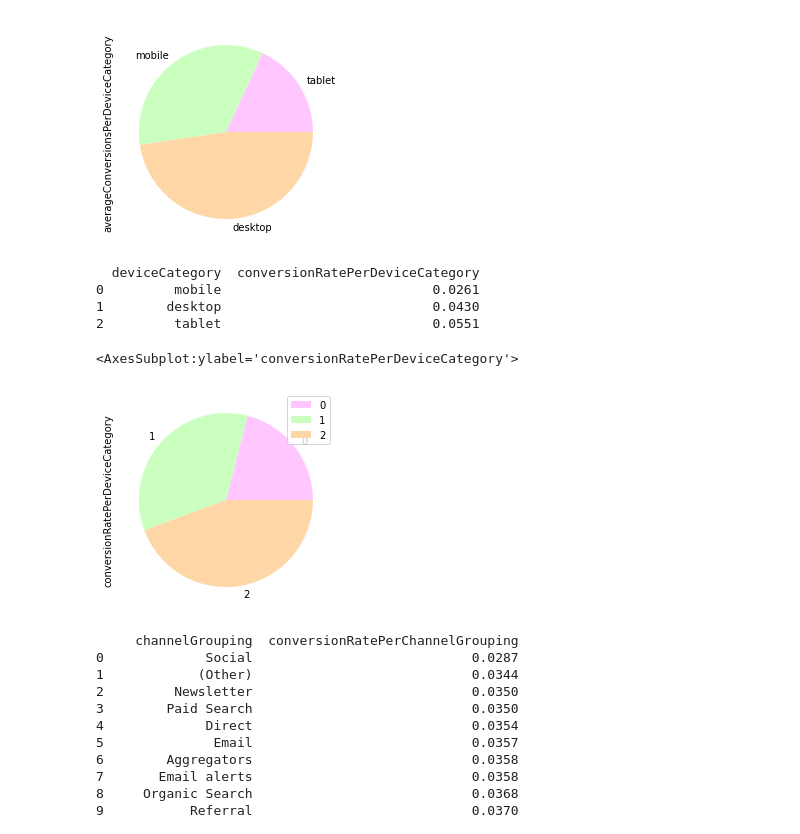
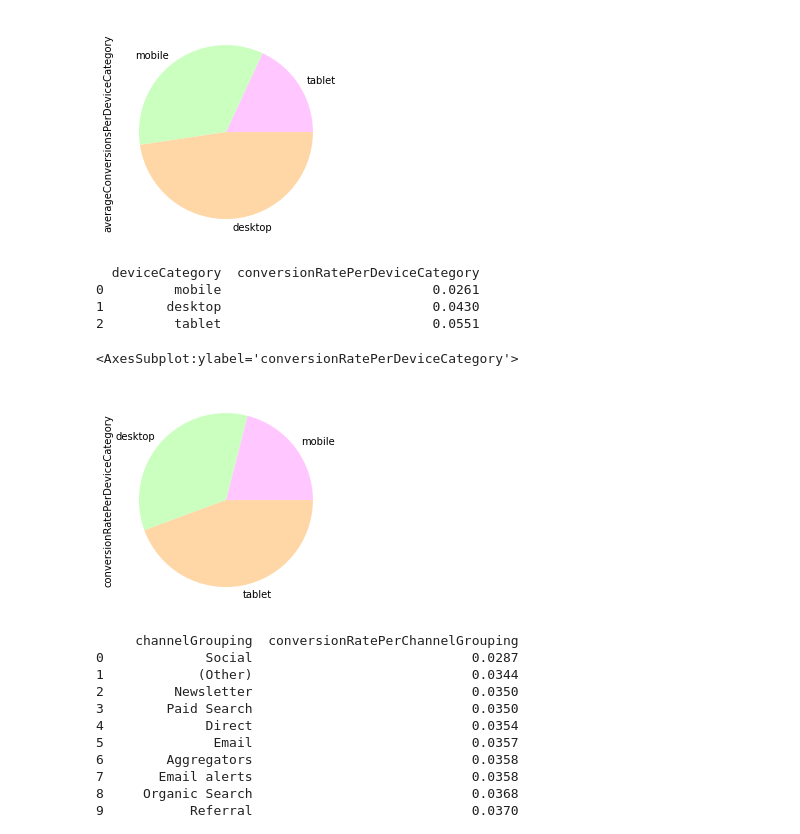
Before and after one commit to Coletterbox/More-BigQuery-with-Python, a Jupyter notebook: queriesWithGraphs2.ipynb, the cells around one changed output. Cells and saved outputs as stored; diff of their text form; code cells hidden in the pictures.

```diff
--- a/queriesWithGraphs2.ipynb
+++ b/queriesWithGraphs2.ipynb
@@ -106,18 +100,19 @@ runQuery(query5).plot.pie(y='averageConversionsPerDeviceCategory', colors=threeC
 # %%
 query6 = """
     SELECT deviceCategory, ROUND((AVG(conversions))/(AVG(sessions)), 4) as conversionRatePerDeviceCategory
     FROM apprenticeship-299321.sample_data.datatable
     GROUP BY deviceCategory
     ORDER BY conversionRatePerDeviceCategory
 """
-runQuery(query6).plot.pie(x='deviceCategory', y='conversionRatePerDeviceCategory', normalize=True, colors=threeColorsArray)
+# TODO: colours correspond to first, second and third - should really represent the same device
+runQuery(query6).plot.pie(x='deviceCategory', y='conversionRatePerDeviceCategory', normalize=True, colors=threeColorsArray, legend=False, labels=["mobile", "desktop", "tablet"])
 # %% [output]
   deviceCategory  conversionRatePerDeviceCategory
 0         mobile                           0.0261
 1        desktop                           0.0430
 2         tablet                           0.0551
 <AxesSubplot:ylabel='conversionRatePerDeviceCategory'>
-[figure, old version]
+[figure, new version]
 # %%
 # TODO: remove backticks
 # %%
```
Also changed, not shown: parts of 3 cells of this notebook.
